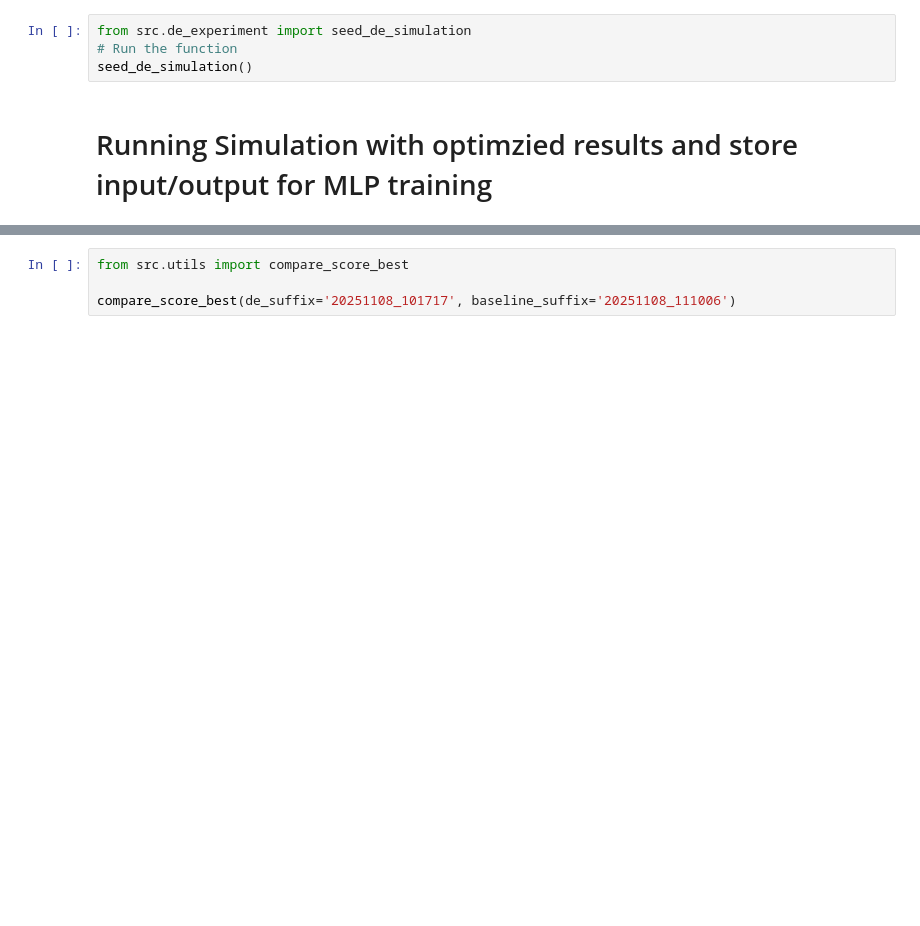
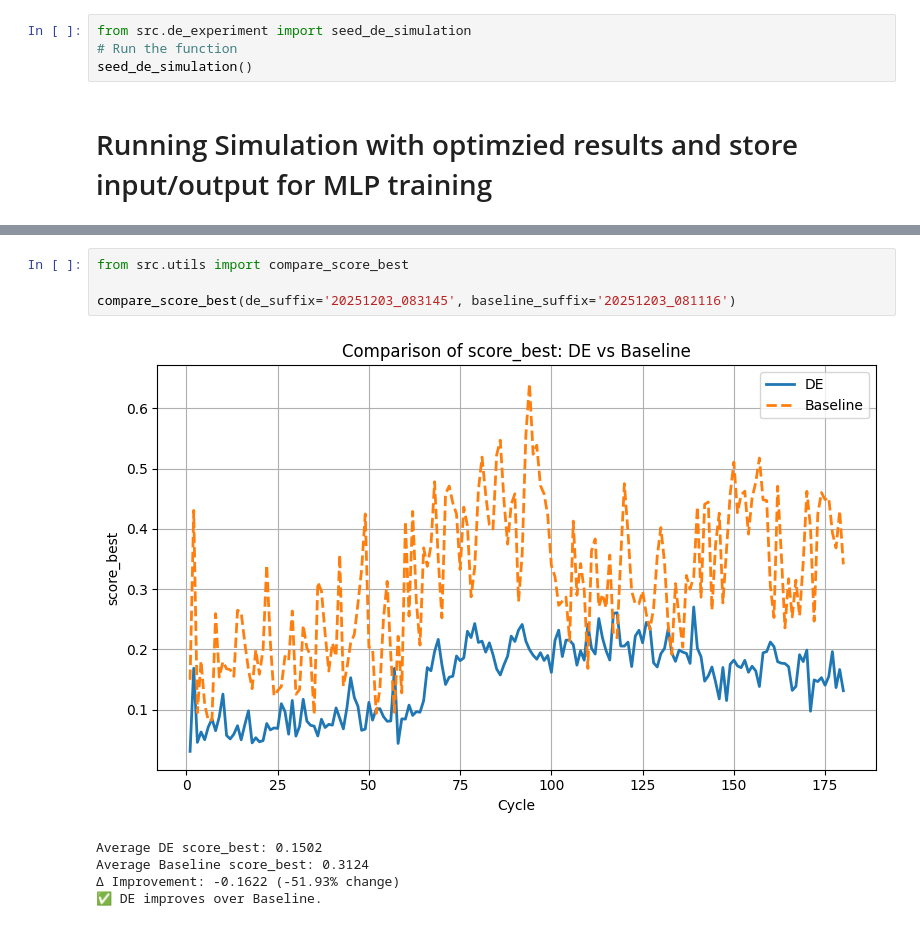
Before and after one commit to Kaos1105/EA_traffic_control, a Jupyter notebook: controller.ipynb, the cells around one changed output, grey strips where cells are left out. Drawn from its saved outputs; the diff is of its cells as text; blank space fills up the shorter version.

```diff
--- a/controller.ipynb
+++ b/controller.ipynb
@@ -77,4 +157,10 @@ compare_logs_by_time(de_suffix='20251108_101717', baseline_suffix='20251108_1110
 # %%
 from src.utils import compare_score_best
 
-compare_score_best(de_suffix='20251108_101717', baseline_suffix='20251108_111006')
+compare_score_best(de_suffix='20251203_083145', baseline_suffix='20251203_081116')
+# %% [output]
+[figure, added]
+Average DE score_best: 0.1502
+Average Baseline score_best: 0.3124
+Δ Improvement: -0.1622 (-51.93% change)
+✅ DE improves over Baseline.
```
Also changed, not shown: parts of 5 cells of this notebook, 6 other files.
